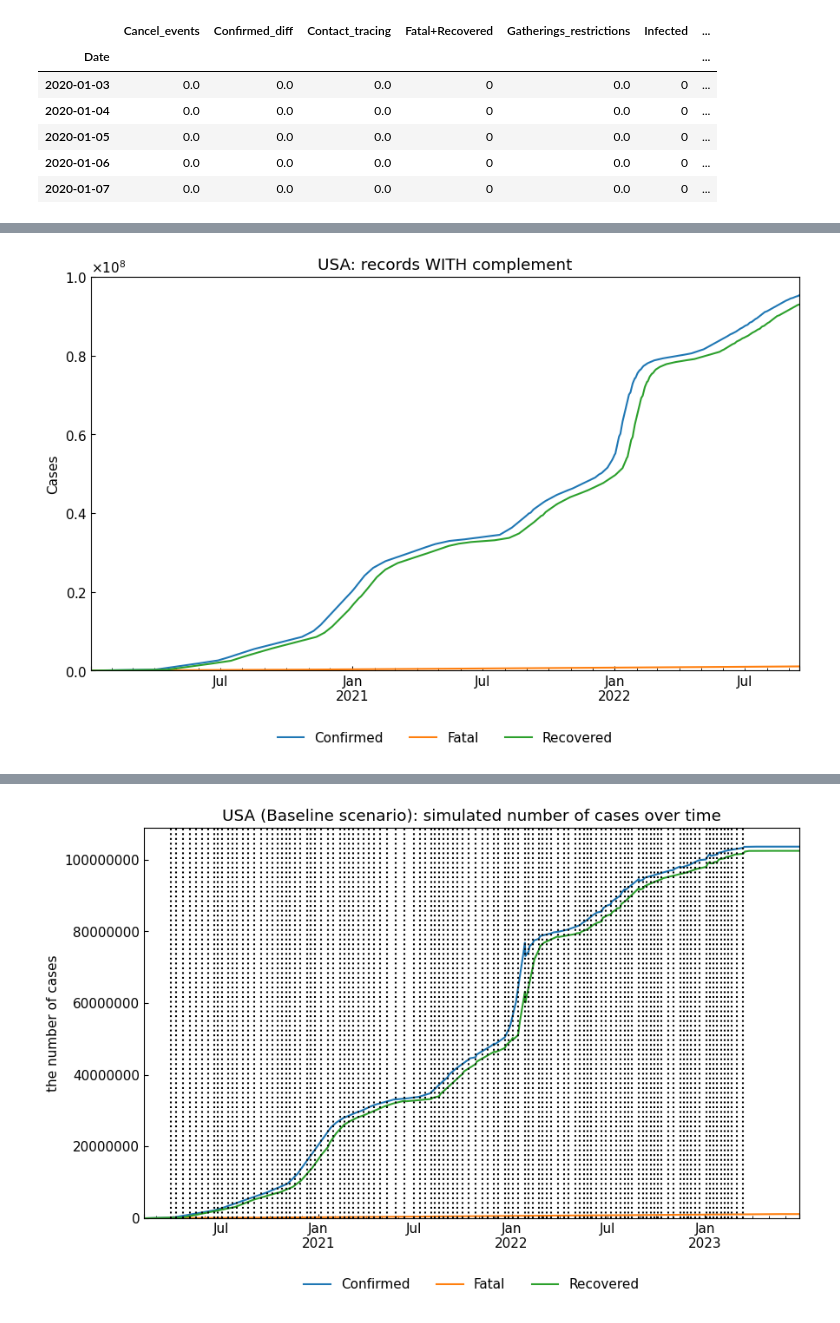
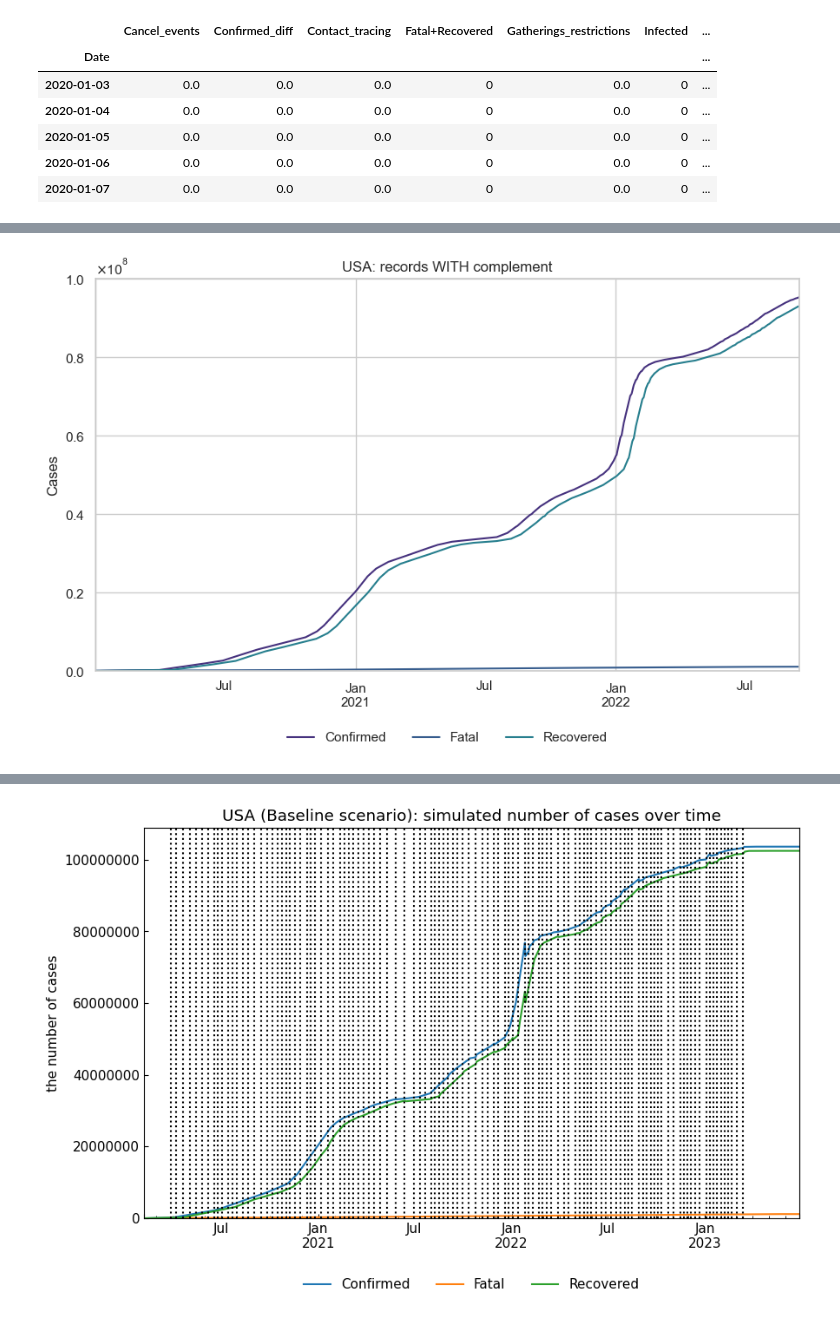
Before and after one commit to scelarek/CovidCast, a Jupyter notebook: Capstone/Main File.ipynb, the cells around one changed output, grey strips where cells are left out. Saved outputs shown, nothing was run; the diff lists cells and outputs as text; code cells hidden in the pictures.

```diff
--- a/Capstone/Main File.ipynb
+++ b/Capstone/Main File.ipynb
@@ -45,11 +45,21 @@ Covsirphy version: 3.0.0
 # %%
 # initialize styling params
 np.random.seed(123)
+
 plt.rcParams["xtick.direction"] = "in"
 plt.rcParams["ytick.direction"] = "in"
 plt.rcParams["font.size"] = 11.0
 plt.rcParams["figure.figsize"] = (9, 6)
-pd.set_option("display.max_colwidth", 1000)
+
+sns.set_style("whitegrid")
+sns.set_context("notebook")
+sns.set_palette("viridis")
+
+pd.set_option("display.max_columns", 50)
+pd.set_option('display.max_colwidth', 1000)
+pd.plotting.register_matplotlib_converters()
+os.environ["PYTHONHASHSEED"] = "123"
+
 cs.config.logger(level=2)
 # %% [markdown]
 ## CovSIRPhy Dataset
@@ -242,4 +236,4 @@ with_df_clean.head()
 # %%
-cs.line_plot(with_df[["Confirmed", "Fatal", "Recovered"]], title="USA: records WITH complement")
+# cs.line_plot(with_df[["Confirmed", "Fatal", "Recovered"]], title="USA: records WITH complement")
 # %% [output]
-[figure, old version]
+[figure, new version]
```
Also changed, not shown: parts of 11 cells of this notebook, 2 other files.
